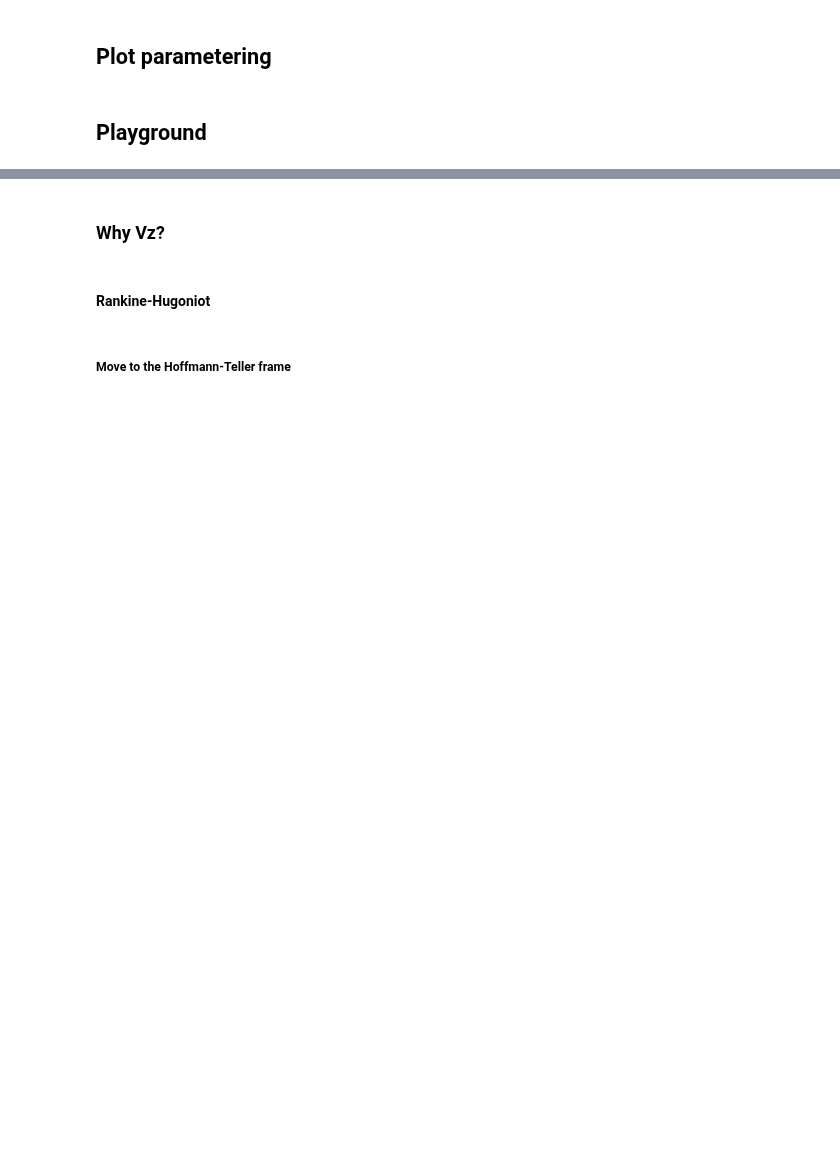
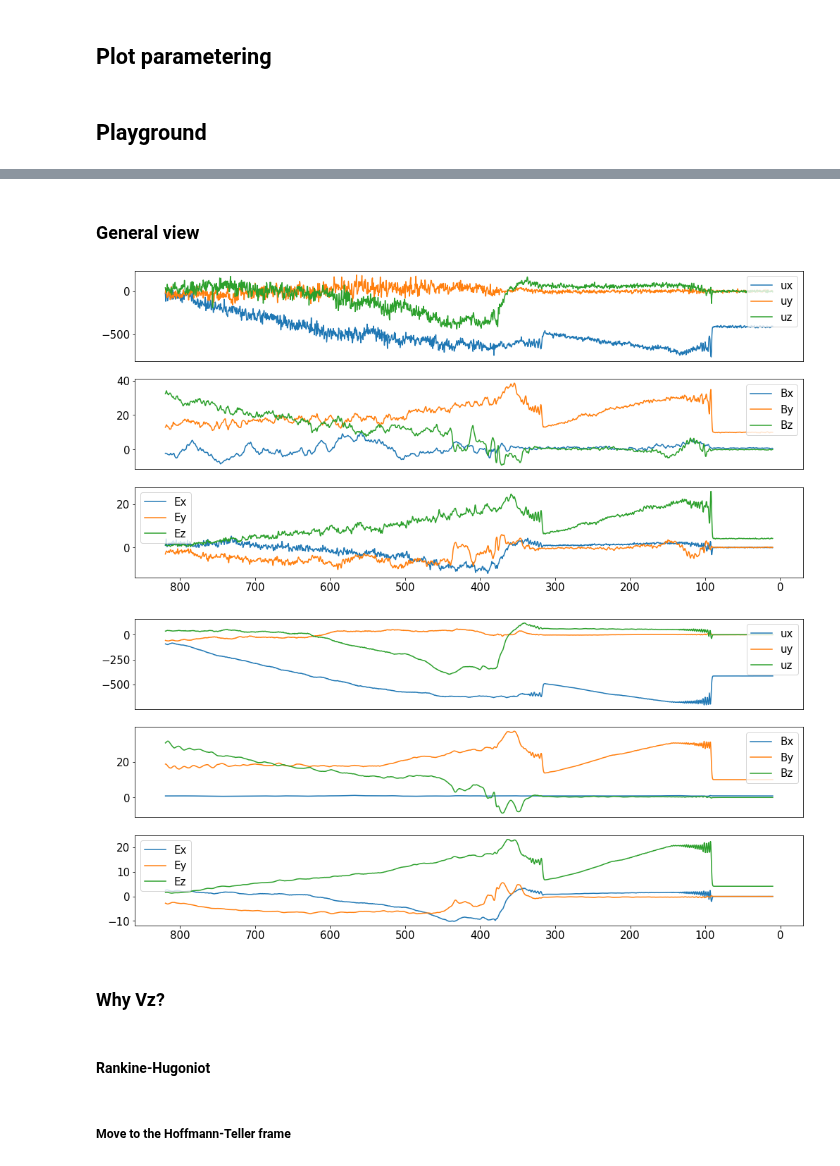
Before and after one commit to cmoissar/Jupyter-Notebooks, a Jupyter notebook: workpad.ipynb, the cells around one changed output, grey strips where cells are left out. Drawn from its saved outputs; the diff is of its cells as text; code cells hidden in the pictures; blank space fills up the shorter version.

```diff
--- a/workpad.ipynb
+++ b/workpad.ipynb
@@ -106,7 +106,8 @@ This should be close to 0: 0.0
 Cluster = 'Zoidberg'
 Cluster = 'Curie'
 Cluster = 'Occ'
-run_name = '20_05_18_event_only'
+#run_name = '20_05_18_event_only'
+run_name = '21_07_02_event_only_uz_and_p3'
 
 time = 210
 time = '%05d' % time    # Change the time to string format, needed by functions
@@ -310,3 +255,72 @@ plt.show()
+# %% [markdown]
+### General view
+# %%
+x_slice = slice(np.where(x==10)[0][0], np.where(x==820)[0][0])
+y_slice = slice(ny0-1, ny0+1)
+z_slice = slice(nz0-1, nz0+1)
+
+y_slice_2 = slice(2, len(y)-2)
+z_slice_2 = slice(2, len(z)-2)
+
+slices = (x_slice, y_slice, z_slice)
+slices_2 = (x_slice, y_slice_2, z_slice_2)
+
+def smooth(A):
+    return np.mean(A[slices_2], axis=(1,2))
+
+rcParams["figure.figsize"] = [17, 8]
+gs = GridSpec(3, 1)
+
+axe = plt.subplot(gs[0])
+plt.plot(x[x_slice], V[0][x_slice, ny0, nz0], label='ux')
+plt.plot(x[x_slice], V[1][x_slice, ny0, nz0], label='uy')
+plt.plot(x[x_slice], V[2][x_slice, ny0, nz0], label='uz')
+plt.legend(loc = 'upper right')
+axe.get_xaxis().set_visible(False)
+
+axe = plt.subplot(gs[1], sharex=axe)
+plt.plot(x[x_slice], B[0][x_slice, ny0, nz0], label='Bx')
+plt.plot(x[x_slice], B[1][x_slice, ny0, nz0], label='By')
+plt.plot(x[x_slice], B[2][x_slice, ny0, nz0], label='Bz')
+plt.legend()
+axe.get_xaxis().set_visible(False)
+
+axe = plt.subplot(gs[2], sharex=axe)
+plt.plot(x[x_slice], E[0][x_slice, ny0, nz0], label='Ex')
+plt.plot(x[x_slice], E[1][x_slice, ny0, nz0], label='Ey')
+plt.plot(x[x_slice], E[2][x_slice, ny0, nz0], label='Ez')
+plt.legend()
+
+plt.gca().invert_xaxis()
+
+plt.figure()
+
+gs = GridSpec(3, 1)
+
+axe = plt.subplot(gs[0])
+plt.plot(x[x_slice], smooth(V[0]), label='ux')
+plt.plot(x[x_slice], smooth(V[1]), label='uy')
+plt.plot(x[x_slice], smooth(V[2]), label='uz')
+plt.legend(loc = 'upper right')
+axe.get_xaxis().set_visible(False)
+
+axe = plt.subplot(gs[1], sharex=axe)
+plt.plot(x[x_slice], smooth(B[0]), label='Bx')
+plt.plot(x[x_slice], smooth(B[1]), label='By')
+plt.plot(x[x_slice], smooth(B[2]), label='Bz')
+plt.legend()
+axe.get_xaxis().set_visible(False)
+
+axe = plt.subplot(gs[2], sharex=axe)
+plt.plot(x[x_slice], smooth(E[0]), label='Ex')
+plt.plot(x[x_slice], smooth(E[1]), label='Ey')
+plt.plot(x[x_slice], smooth(E[2]), label='Ez')
+plt.legend()
+
+plt.gca().invert_xaxis()
+# %% [output]
+[figure, added]
+[figure, added]
 # %% [markdown]
 ### Why Vz?
 # %%
```
Also changed, not shown: parts of 28 cells of this notebook, 1 other file.
